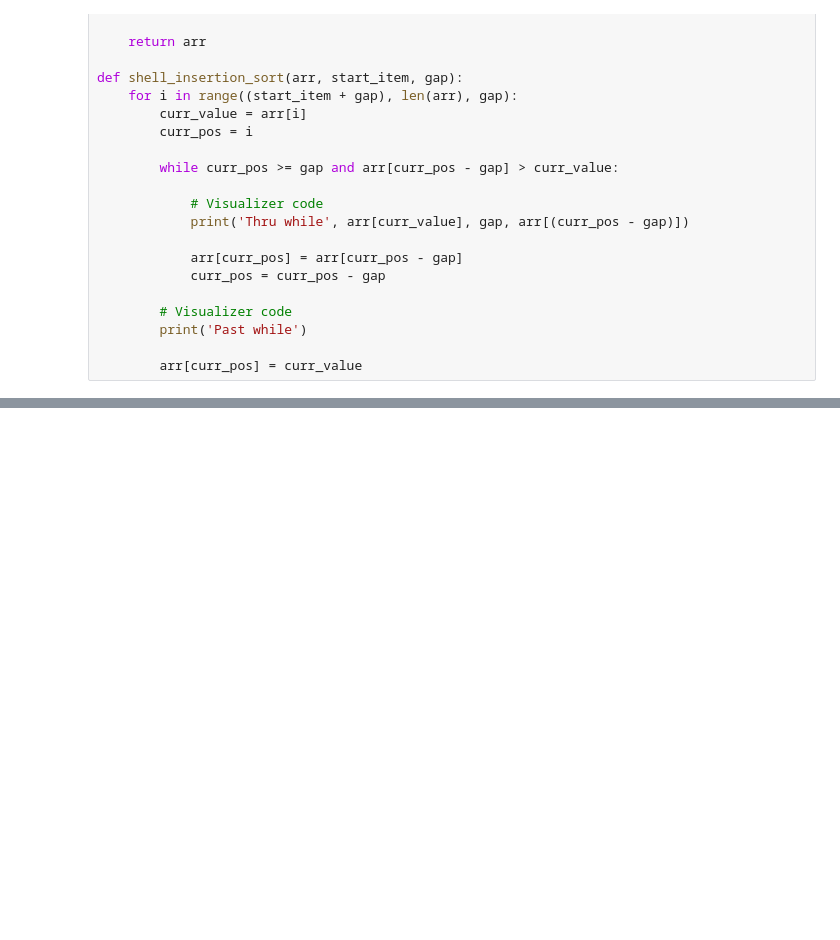
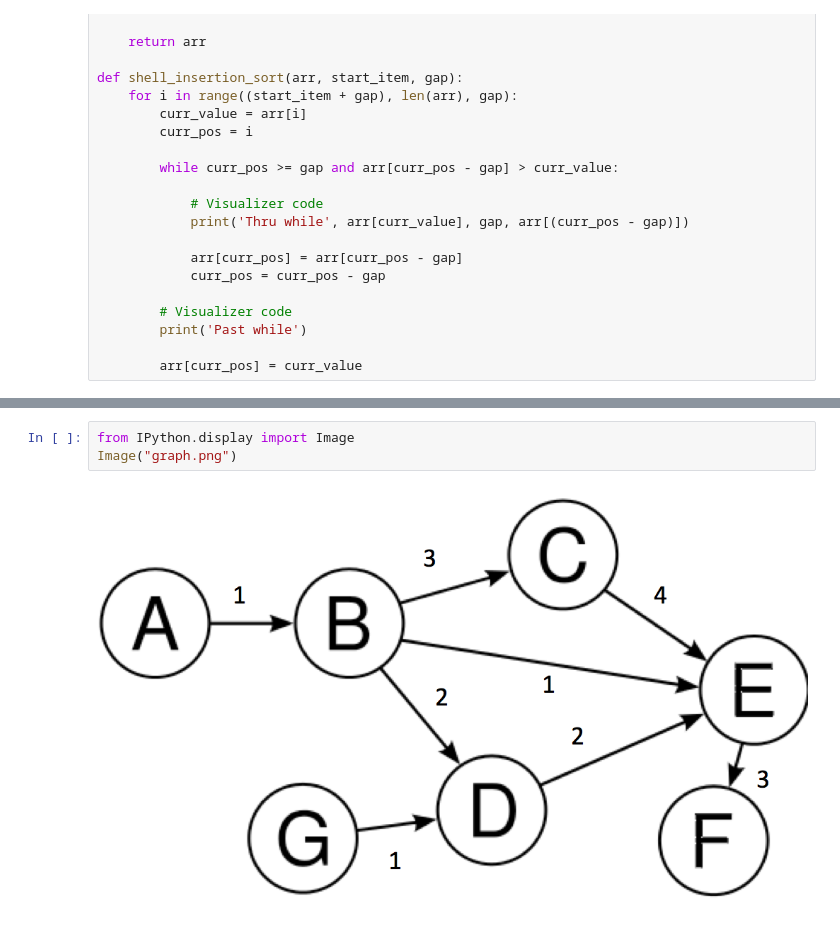
Before and after one commit to Kenneth-Macharia/Learning, a Jupyter notebook: Python_data_structures_and_algorithms/Notes_and_Code_Demos.ipynb, the cells around one changed output, grey strips where cells are left out. Saved outputs shown, nothing was run; the diff lists cells and outputs as text; blank space fills up the shorter version.

```diff
--- a/Python_data_structures_and_algorithms/Notes_and_Code_Demos.ipynb
+++ b/Python_data_structures_and_algorithms/Notes_and_Code_Demos.ipynb
@@ -3554,0 +3638,5 @@ Past while
+# %%
+from IPython.display import Image
+Image("graph.png")
+# %% [output]
+[figure, added]
```
Also changed, not shown: parts of 13 cells of this notebook, 6 other files.
